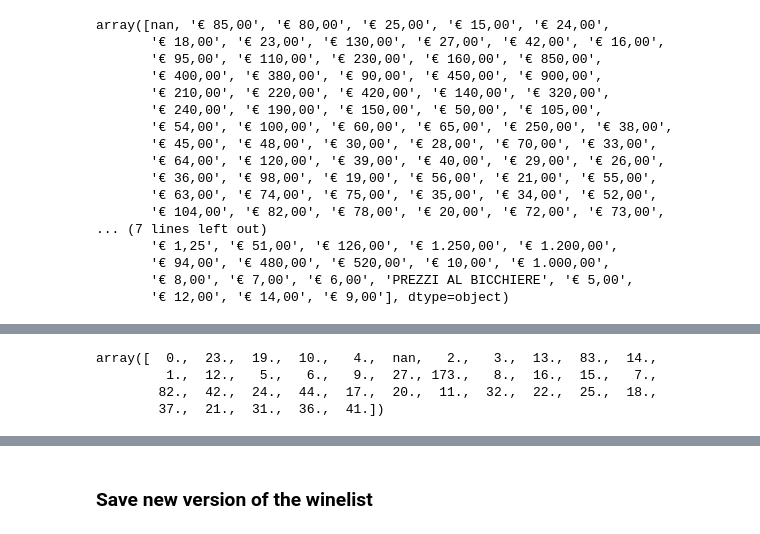
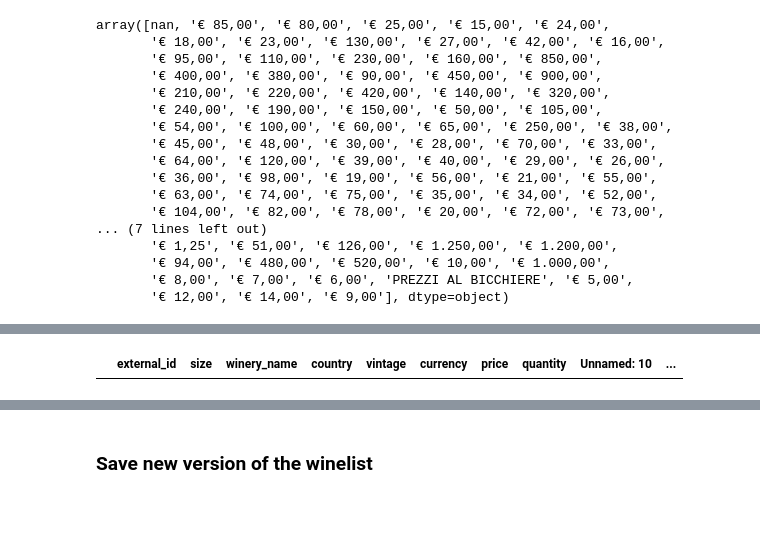
Before and after one commit to lelebus/wcms-onboarding, a Jupyter notebook: daaurelio/v1-to-v2.ipynb, the cells around one changed output, grey strips where cells are left out. Drawn from its saved outputs; the diff is of its cells as text; code cells hidden in the pictures.

```diff
--- a/daaurelio/v1-to-v2.ipynb
+++ b/daaurelio/v1-to-v2.ipynb
@@ -212,14 +265,5 @@ array([nan, '23', '19', '10', '4', '2', '1 ‘04, 2 ‘08', '3', '13', '83',
-# %%
-wines['quantity'] = wines_original['quantity'].apply(lambda x: '0' if pd.isna(x) else x)
-
-rows_to_drop = add_to_drop(wines_original['quantity'].apply(lambda x: len(str(x))) > 4, reason='quantity is too long')
-rows_to_drop = add_to_drop(wines['quantity'].apply(lambda x: ',' in x), reason='quantity has a decimal')
-
-# convet to int
-wines['quantity'] = wines['quantity'].drop(rows_to_drop.index).apply(lambda x: int(x))
-wines['quantity'].unique()
-# %% [output]
-array([  0.,  23.,  19.,  10.,   4.,  nan,   2.,   3.,  13.,  83.,  14.,
-         1.,  12.,   5.,   6.,   9.,  27., 173.,   8.,  16.,  15.,   7.,
-        82.,  42.,  24.,  44.,  17.,  20.,  11.,  32.,  22.,  25.,  18.,
-        37.,  21.,  31.,  36.,  41.])
+# %%
+# check if there are wines with multiple vintages and multiple quantities for each vintage at the same
+wines.loc[(wines_original['quantity'].apply(lambda x: len(str(x))) >= 4) & (wines['vintage'].apply(lambda x: type(x)==tuple))]
+# %% [output]
+|  | external_id | size | winery_name | country | vintage | currency | price | quantity | Unnamed: 10 | ... |
```
Also changed, not shown: parts of 29 cells of this notebook, 4 other files.
